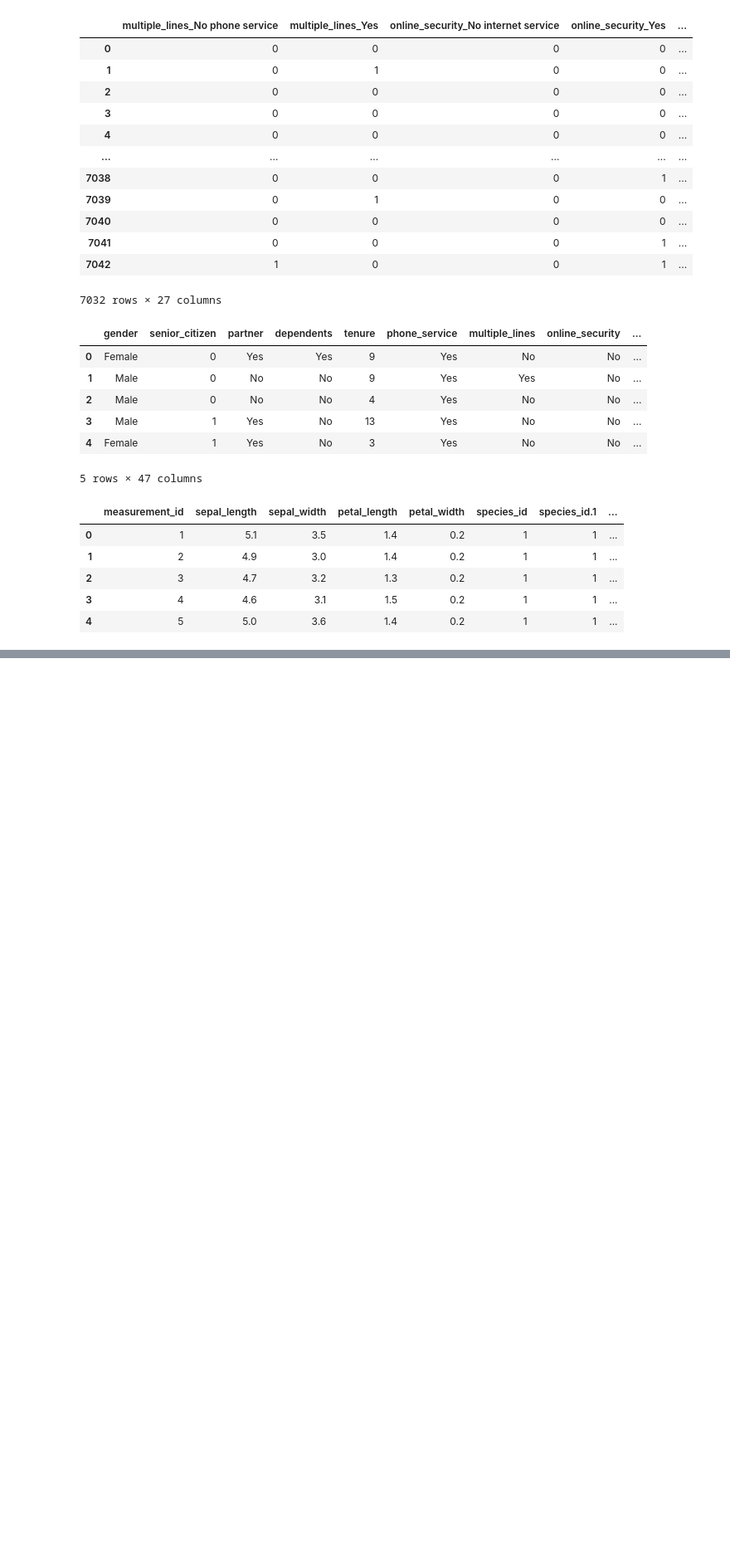
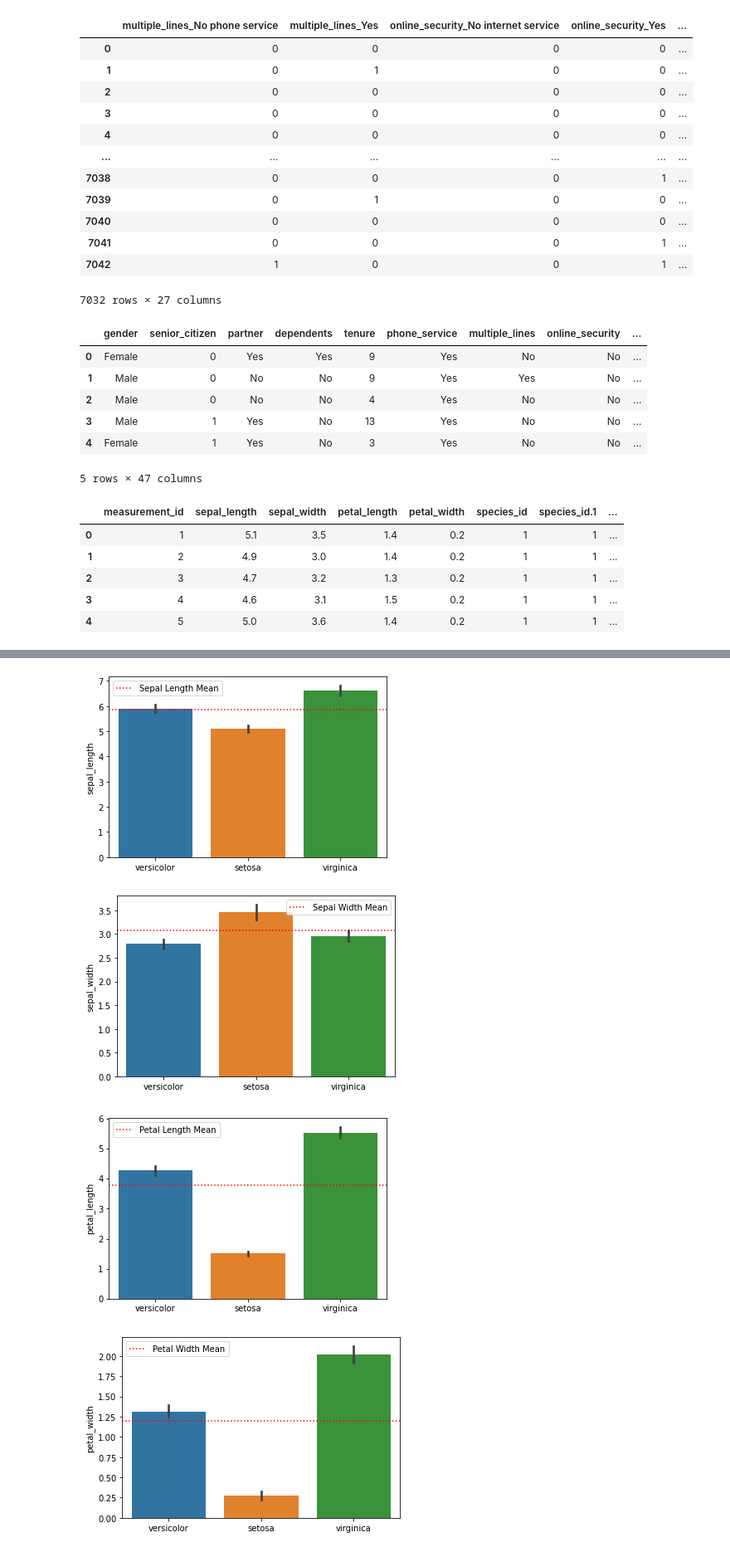
Before and after one commit to javahava1222/classification-exercises, a Jupyter notebook: classification_exercises.ipynb, the cells around one changed output, grey strips where cells are left out. Shown at 83% size. Drawn from its saved outputs; the diff is of its cells as text; code cells hidden in the pictures; blank space fills up the shorter version.

```diff
--- a/classification_exercises.ipynb
+++ b/classification_exercises.ipynb
@@ -663,0 +764,40 @@ KeyError: "['customer_id' 'contract_type_id' 'internet_service_type_id'\n 'payme
+# %%
+# Bivariate Stats
+
+# Visualize each measurement type (y-axis) with the species variable (x-axis) using barplots,
+# adding a horizontal line showing the overall mean of the metric (y-axis).
+
+
+sns.barplot(x="species", y="sepal_length", data=train)
+
+sl_mean = train.sepal_length.mean()
+plt.axhline(sl_mean, label="Sepal Length Mean", color='red', linestyle='dotted')
+plt.xlabel('')
+plt.legend()
+plt.show()
+
+sns.barplot(x="species", y="sepal_width", data=train)
+sw_mean = train.sepal_width.mean()
+plt.axhline(sw_mean, label="Sepal Width Mean", color='red', linestyle='dotted')
+plt.xlabel('')
+plt.legend()
+plt.show()
+
+sns.barplot(x="species", y="petal_length", data=train)
+pl_mean = train.petal_length.mean()
+plt.axhline(pl_mean, label="Petal Length Mean", color='red', linestyle='dotted')
+plt.xlabel('')
+plt.legend()
+plt.show()
+
+sns.barplot(x="species", y="petal_width", data=train)
+pw_mean = train.petal_width.mean()
+plt.axhline(pw_mean, label="Petal Width Mean", color='red', linestyle='dotted')
+plt.xlabel('')
+plt.legend()
+plt.show()
+# %% [output]
+[figure, added]
+[figure, added]
+[figure, added]
+[figure, added]
```
Also changed, not shown: parts of 20 cells of this notebook.
